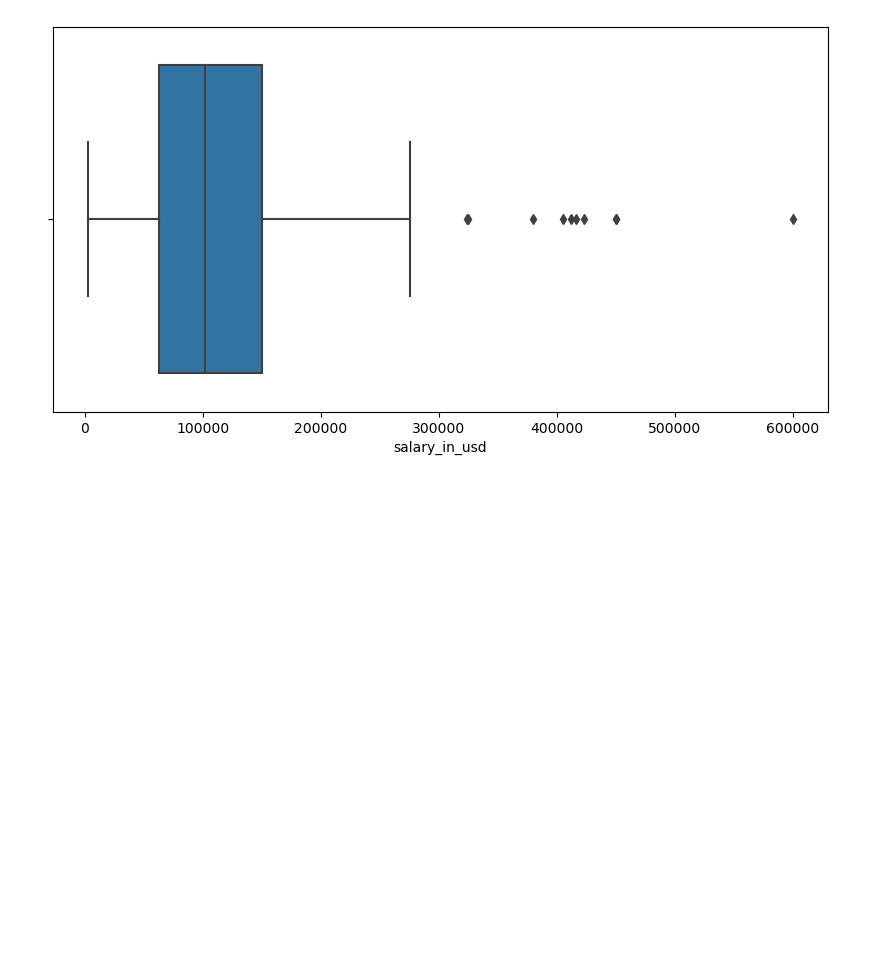
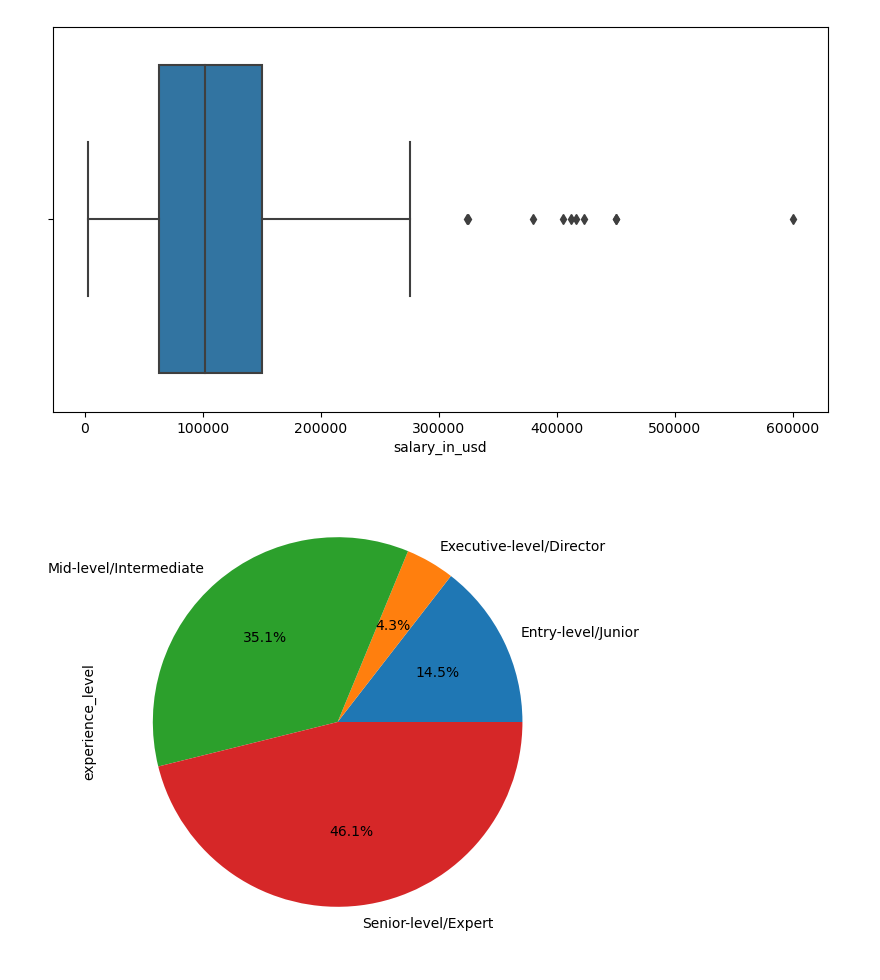
Before and after one commit to Huang-Frederic/ds-salaries, a Jupyter notebook: Data Scientist Salaries.ipynb, the cells around one changed output. Drawn from its saved outputs; the diff is of its cells as text; code cells hidden in the pictures; blank space fills up the shorter version.

```diff
--- a/Data Scientist Salaries.ipynb
+++ b/Data Scientist Salaries.ipynb
@@ -96 +94,6 @@ sns.heatmap(df.drop(columns=['employment_type', 'experience_level', 'job_title',
+# %%
+df['employment_type'] = df['employment_type'].replace('PT','Part-time')
+df['employment_type'] = df['employment_type'].replace('FT','Full-time')
+df['employment_type'] = df['employment_type'].replace('CT','Contract')
+df['employment_type'] = df['employment_type'].replace('FL','Freelance')
 # %% [markdown]
@@ -113,3 +116,7 @@ sns.boxplot(data=df,x='salary_in_usd')
 plt.show()
 # %% [output]
 [figure]
+# %%
+df.groupby('experience_level')['experience_level'].count().plot.pie(autopct="%1.1f%%", figsize=(10,6));
+# %% [output]
+[figure, added]
```
Also changed, not shown: parts of 45 cells of this notebook, 1 other file.
